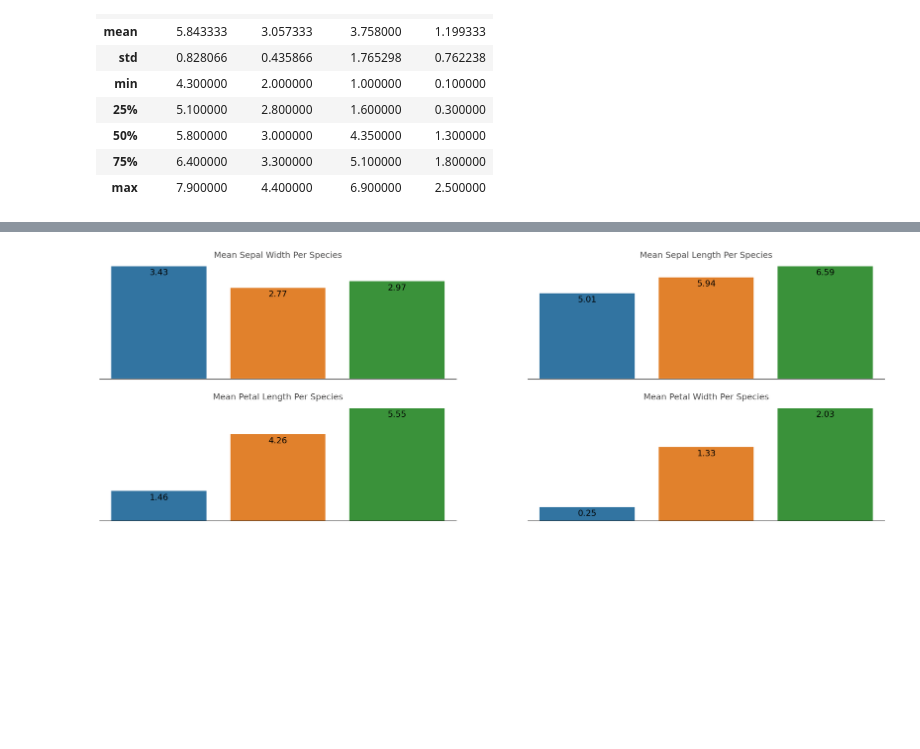
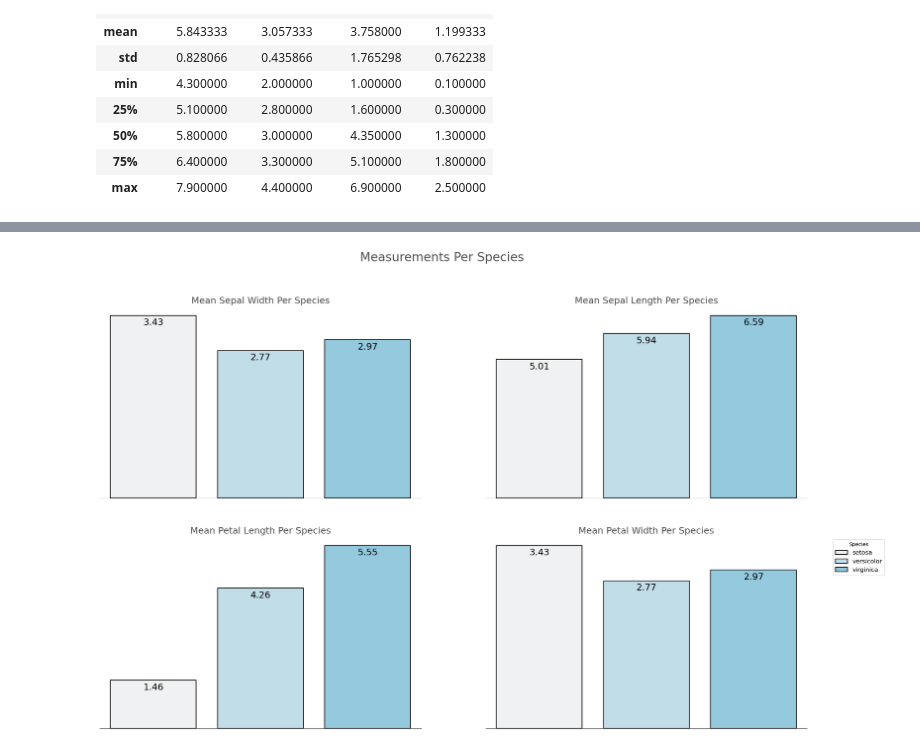
Before and after one commit to FDEgan/Iris_Project, a Jupyter notebook: Analysis.ipynb, the cells around one changed output, grey strips where cells are left out. Cells and saved outputs as stored; diff of their text form; code cells hidden in the pictures; blank space fills up the shorter version.

Commit message:
Cleaning up graphs and formatting. Will do comments and analysis over the weekend

```diff
--- a/Analysis.ipynb
+++ b/Analysis.ipynb
@@ -52,58 +94,86 @@ def bar_label(ax):
                        xytext = (0, -14),  # Setting the coordinates of text on the y axis to be -14, as I would like the text to be just below the top of the bar.
                        textcoords = 'offset points') # Offsetting the text from reference points.
 # %%
+import matplotlib.pyplot as plt
+import seaborn as sns
 
 # Set the figure size
-plt.figure(figsize=(30, 10))
+plt.figure(figsize=(25, 15))
 
 # Plot for sepal width
 plt.subplot(2, 2, 1)
-ax1 = sns.barplot(x="species", y="sepal_width", data=df,
-                  errorbar=None)
+ax_1 = sns.barplot(data=df, x="species", y="sepal_width",
+                  hue="species",
+                  color='skyblue',
+                  edgecolor='black',
+                  errorbar=None,
+                  dodge=False,
+                  linewidth=1.5)
 plt.yticks([]) # Setting the tick marks to be blank by assigning an empty list.
 plt.xticks([])
 plt.xlabel('') # Setting the x-axis label to be blank
 plt.ylabel('') # Setting the y-axis label to be blank
 plt.title('Mean Sepal Width Per Species', size=18, color='#4f4e4e')
-bar_label(ax1)
+ax_1.legend_.remove() # Remove individual legends
 
 # Plot for sepal length
 plt.subplot(2, 2, 2)
-ax2 = sns.barplot(x="species", y="sepal_length", data=df,
-                  errorbar=None)
+ax_2 = sns.barplot(data=df, x="species", y="sepal_length",
+                  hue="species",
+                  color='skyblue',
+                  edgecolor='black',
+                  errorbar=None,
+                  dodge=False,
+                  linewidth=1.5)
 plt.yticks([]) # Setting the tick marks to be blank by assigning an empty list.
 plt.xticks([])
 plt.xlabel('') # Setting the x-axis label to be blank
 plt.ylabel('') # Setting the y-axis label to be blank
 plt.title('Mean Sepal Length Per Species', size=18, color='#4f4e4e')
-bar_label(ax2)
+ax_2.legend_.remove() # Remove individual legends
 
 # Plot for petal length
 plt.subplot(2, 2, 3)
-ax3 = sns.barplot(x="species", y="petal_length", data=df,
-                  errorbar=None)
+ax_3 = sns.barplot(data=df, x="species", y="petal_length",
+                  hue="species",
+                  color='skyblue',
+                  edgecolor='black',
+                  errorbar=None,
+                  dodge=False,
+                  linewidth=1.5)
 plt.yticks([]) # Setting the tick marks to be blank by assigning an empty list.
 plt.xticks([])
 plt.xlabel('') # Setting the x-axis label to be blank
 plt.ylabel('') # Setting the y-axis label to be blank
 plt.title('Mean Petal Length Per Species', size=18, color='#4f4e4e')
-bar_label(ax3)
+ax_3.legend_.remove() # Remove individual legends
 
 # Plot for petal width
 plt.subplot(2, 2, 4)
-ax4 = sns.barplot(x="species", y="petal_width", data=df,
-                  errorbar=None)
+ax_4 = sns.barplot(data=df, x="species", y="sepal_width",
+                  hue="species",
+                  color='skyblue',
+                  edgecolor='black',
+                  errorbar=None,
+                  dodge=False,
+                  linewidth=1.5)
 plt.yticks([]) # Setting the tick marks to be blank by assigning an empty list.
 plt.xticks([])
 plt.xlabel('') # Setting the x-axis label to be blank
 plt.ylabel('') # Setting the y-axis label to be blank
 plt.title('Mean Petal Width Per Species', size=18, color='#4f4e4e')
-bar_label(ax4)
-
+ax_4.legend(title="Species", loc='upper right', bbox_to_anchor=(1.25, 1), fontsize='large') # Add a single legend with larger font size
 sns.despine(left=True) # Using the despine function to remove the axis lines on the left hand side
 
+# Add a title to the figure
+plt.suptitle('Measurements Per Species', size=24, color='#4f4e4e')
+
+bar_label(ax_1)
+bar_label(ax_2)
+bar_label(ax_3)
+bar_label(ax_4)
 
 # Show plot
 plt.show()
 # %% [output]
-[figure, old version]
+[figure, new version]
```
Also changed, not shown: parts of 12 cells of this notebook.
